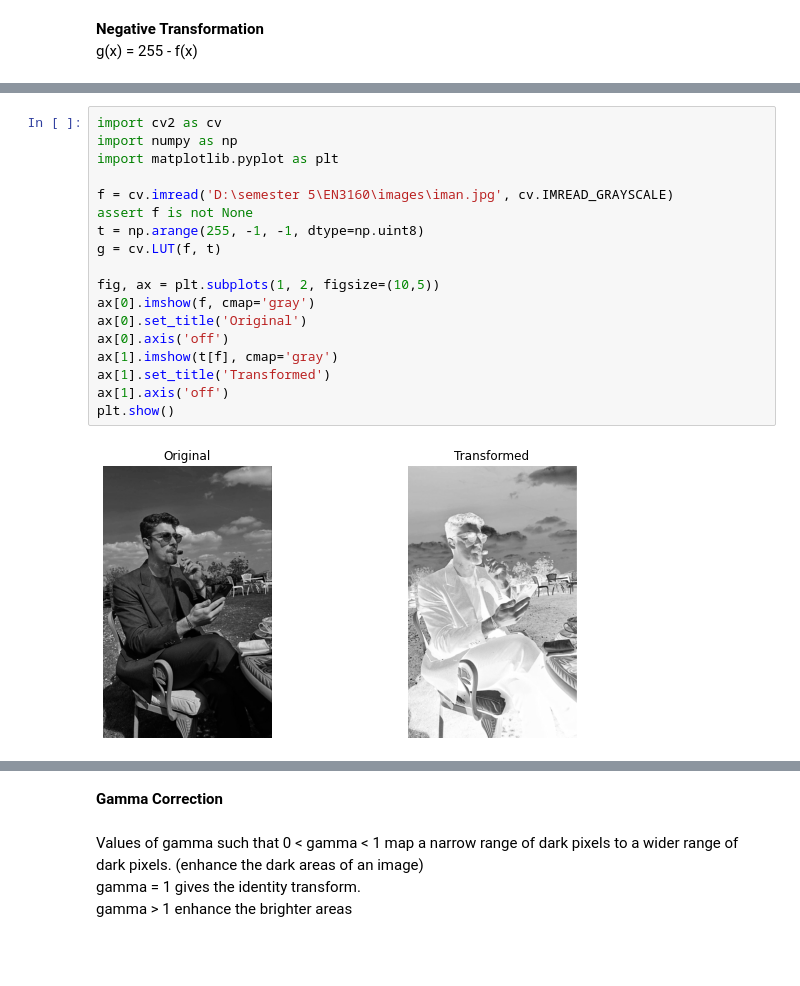
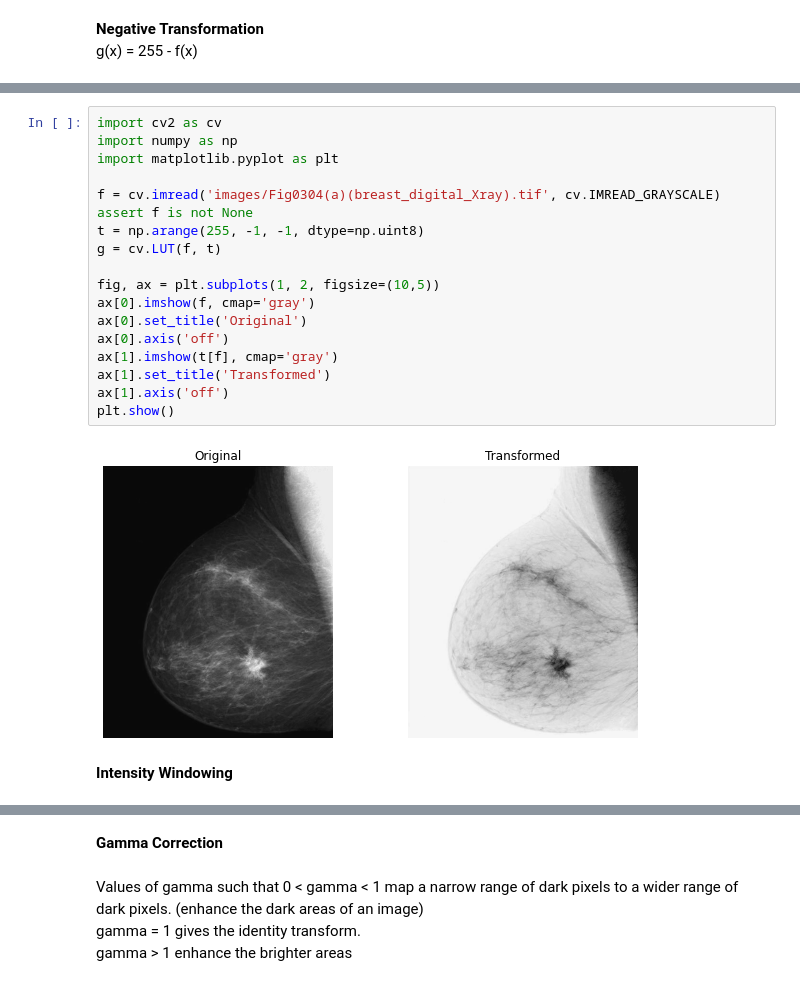
Before and after one commit to NavinduTharupathi/EN3160-Inclass, a Jupyter notebook: inclass_2024_07_03.ipynb, the cells around one changed output, grey strips where cells are left out. Cells and saved outputs as stored; diff of their text form; blank space fills up the shorter version.

```diff
--- a/inclass_2024_07_03.ipynb
+++ b/inclass_2024_07_03.ipynb
@@ -51,23 +85,25 @@ cv.destroyAllWindows()
 # %%
 import cv2 as cv
 import numpy as np
 import matplotlib.pyplot as plt
 
-f = cv.imread('D:\semester 5\EN3160\images\iman.jpg', cv.IMREAD_GRAYSCALE)
+f = cv.imread('images/Fig0304(a)(breast_digital_Xray).tif', cv.IMREAD_GRAYSCALE)
 assert f is not None
 t = np.arange(255, -1, -1, dtype=np.uint8)
 g = cv.LUT(f, t)
 
 fig, ax = plt.subplots(1, 2, figsize=(10,5))
 ax[0].imshow(f, cmap='gray')
 ax[0].set_title('Original')
 ax[0].axis('off')
 ax[1].imshow(t[f], cmap='gray')
 ax[1].set_title('Transformed')
 ax[1].axis('off')
 plt.show()
 # %% [output]
-[figure, old version]
+[figure, new version]
+# %% [markdown]
+**Intensity Windowing**
 # %%
 import cv2 as cv
 import numpy as np
```
Also changed, not shown: parts of 28 cells of this notebook.
